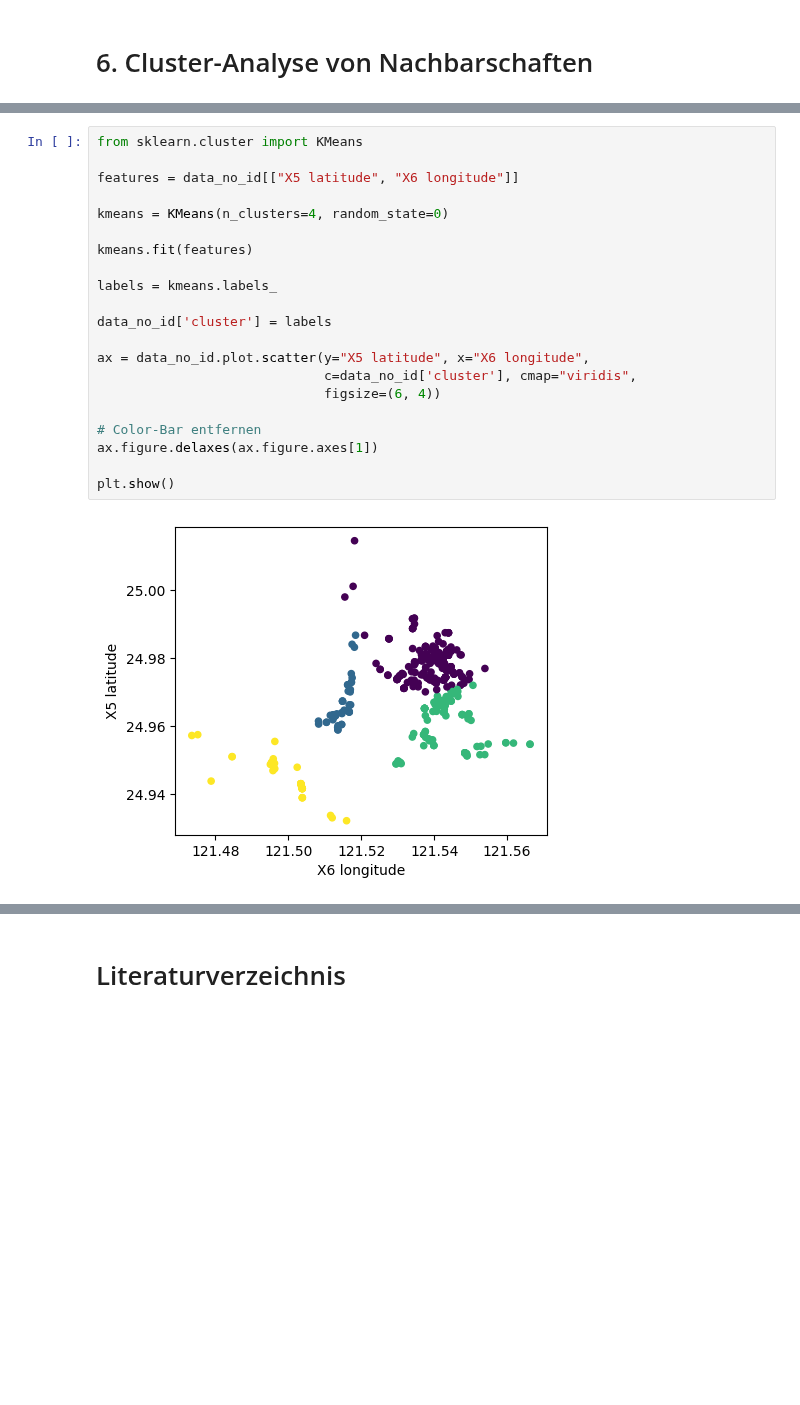
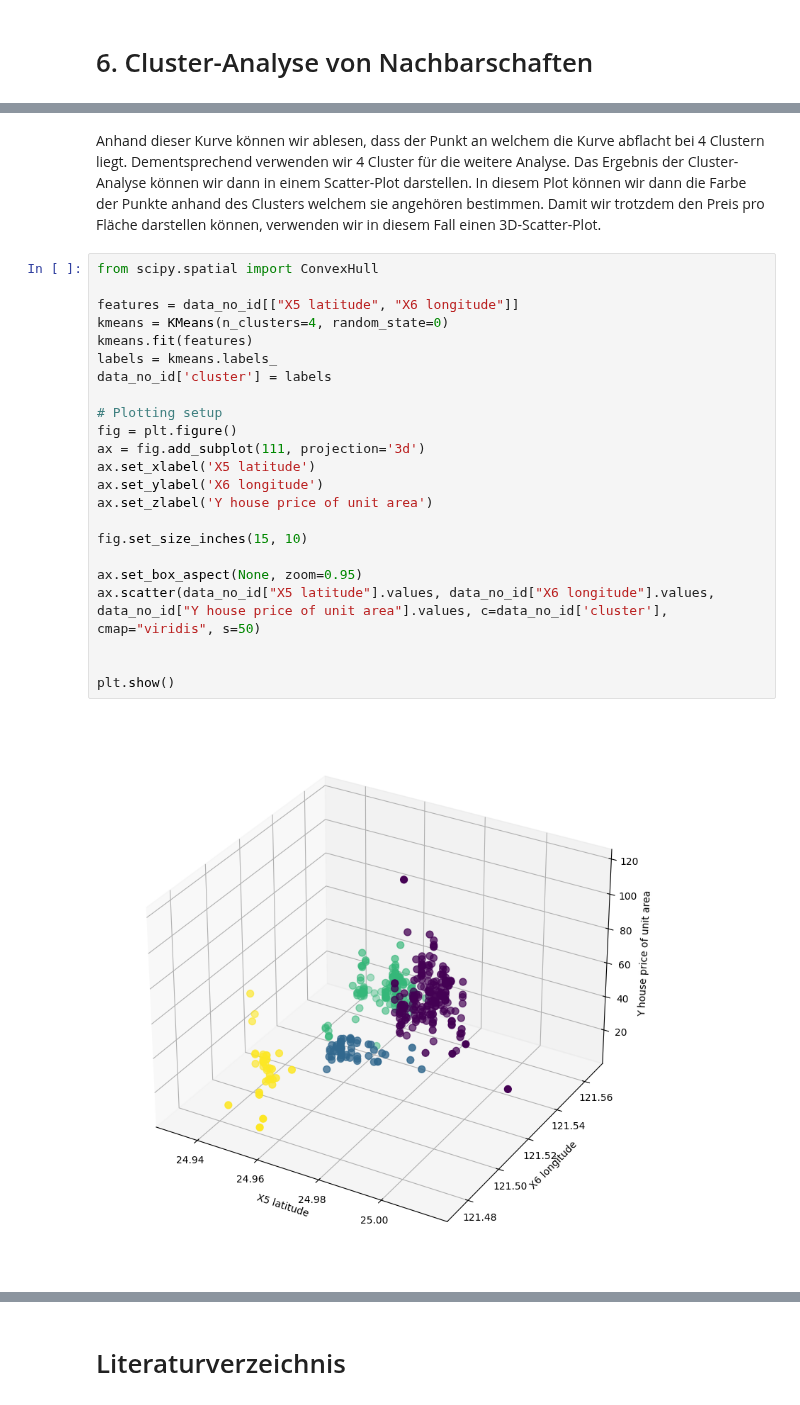
Before and after one commit to TillWege/dm-ml, a Jupyter notebook: paper.ipynb, the cells around one changed output, grey strips where cells are left out. Cells and saved outputs as stored; diff of their text form; blank space fills up the shorter version.

Commit message:
cluster

```diff
--- a/paper.ipynb
+++ b/paper.ipynb
@@ -481,23 +494,27 @@ plt.show()
+# %% [markdown]
+Anhand dieser Kurve können wir ablesen, dass der Punkt an welchem die Kurve abflacht bei 4 Clustern liegt. Dementsprechend verwenden wir 4 Cluster für die weitere Analyse. Das Ergebnis der Cluster-Analyse können wir dann in einem Scatter-Plot darstellen. In diesem Plot können wir dann die Farbe der Punkte anhand des Clusters welchem sie angehören bestimmen. Damit wir trotzdem den Preis pro Fläche darstellen können, verwenden wir in diesem Fall einen 3D-Scatter-Plot.
 # %%
-from sklearn.cluster import KMeans
+from scipy.spatial import ConvexHull
 
 features = data_no_id[["X5 latitude", "X6 longitude"]]
-
 kmeans = KMeans(n_clusters=4, random_state=0)
-
 kmeans.fit(features)
-
 labels = kmeans.labels_
-
 data_no_id['cluster'] = labels
 
-ax = data_no_id.plot.scatter(y="X5 latitude", x="X6 longitude",
-                             c=data_no_id['cluster'], cmap="viridis",
-                             figsize=(6, 4))
+# Plotting setup
+fig = plt.figure()
+ax = fig.add_subplot(111, projection='3d')
+ax.set_xlabel('X5 latitude')
+ax.set_ylabel('X6 longitude')
+ax.set_zlabel('Y house price of unit area')
 
-# Color-Bar entfernen
-ax.figure.delaxes(ax.figure.axes[1])
+fig.set_size_inches(15, 10)
+
+ax.set_box_aspect(None, zoom=0.95)
+ax.scatter(data_no_id["X5 latitude"].values, data_no_id["X6 longitude"].values, data_no_id["Y house price of unit area"].values, c=data_no_id['cluster'], cmap="viridis", s=50)
+
 
 plt.show()
 # %% [output]
-[figure, old version]
+[figure, new version]
```
Also changed, not shown: parts of 5 cells of this notebook, 2 other files.
